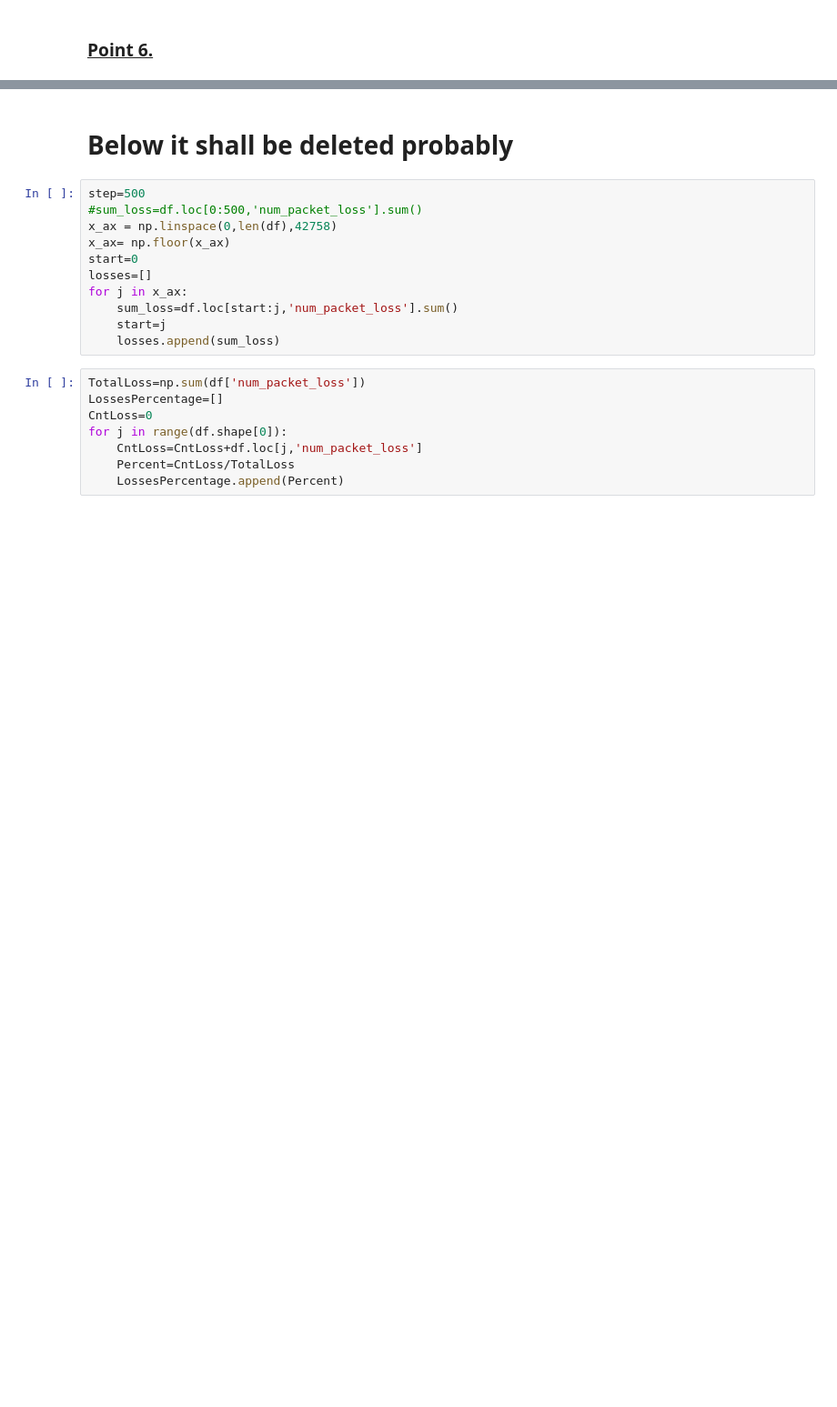
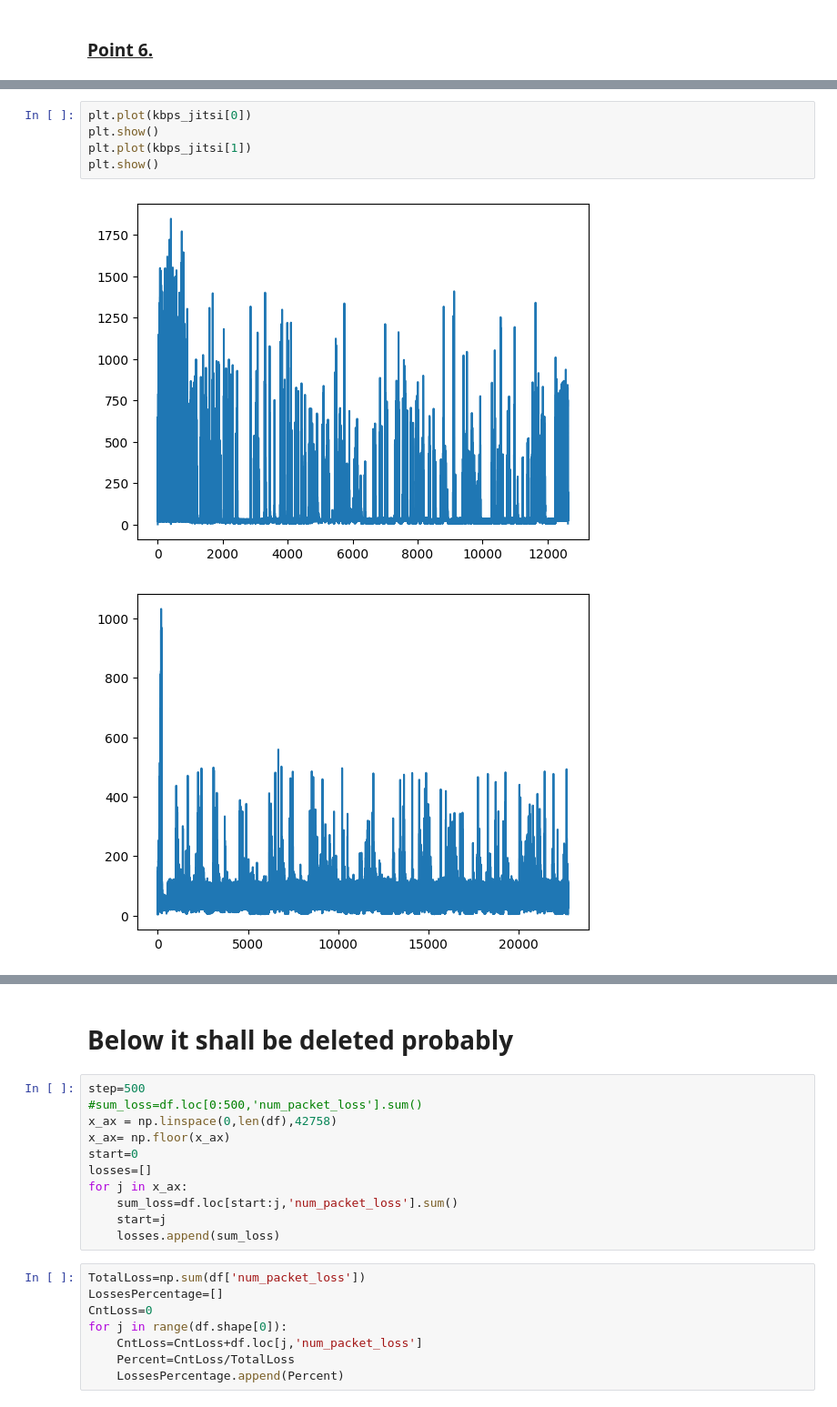
Before and after one commit to PeshX/ML4N_RTP_Project, a Jupyter notebook: Script1.ipynb, the cells around one changed output, grey strips where cells are left out. Shown at 91% size. Saved outputs shown, nothing was run; the diff lists cells and outputs as text; blank space fills up the shorter version.

```diff
--- a/Script1.ipynb
+++ b/Script1.ipynb
@@ -319,0 +365,8 @@ print(random.sample(sorted(C_webrtc.index),2))
+# %%
+plt.plot(kbps_jitsi[0])
+plt.show()
+plt.plot(kbps_jitsi[1])
+plt.show()
+# %% [output]
+[figure, added]
+[figure, added]
```
Also changed, not shown: parts of 22 cells of this notebook.
